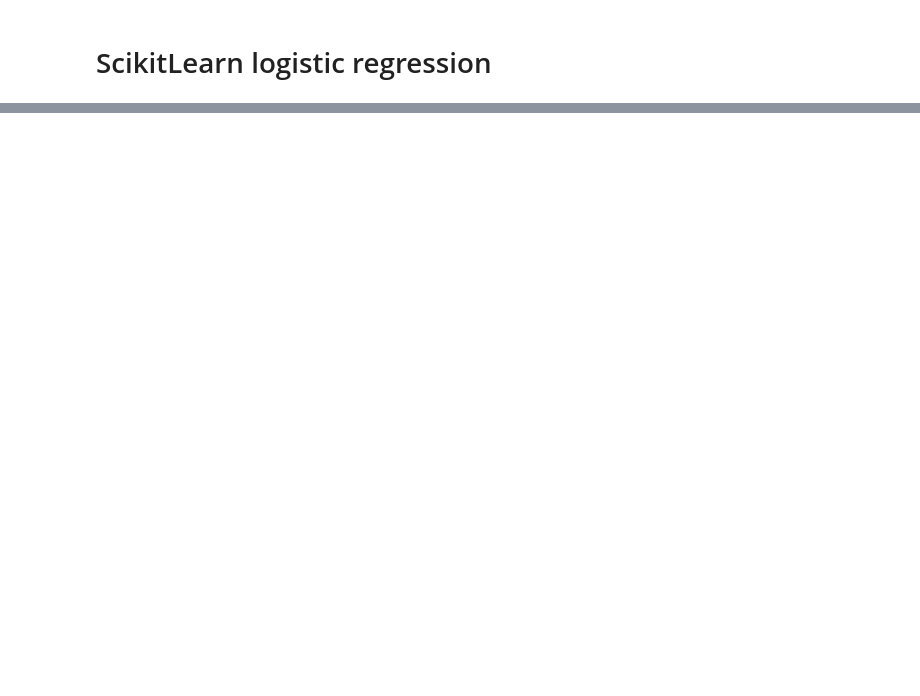
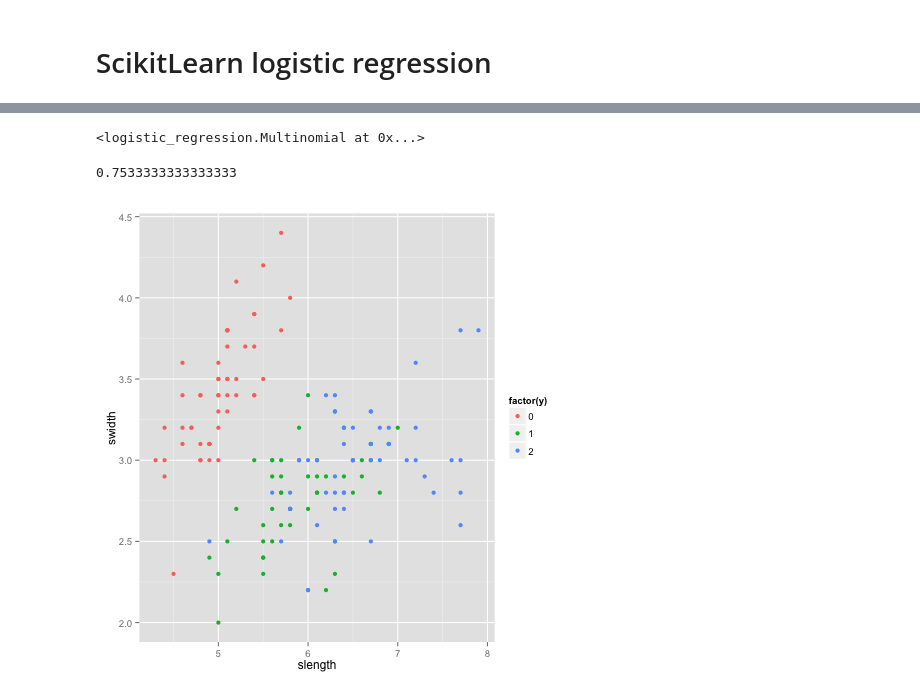
Before and after one commit to mottalrd/logistic-regression, a Jupyter notebook: experiments/example.ipynb, the cells around one changed output, grey strips where cells are left out. Cells and saved outputs as stored; diff of their text form; code cells hidden in the pictures; blank space fills up the shorter version.

Commit message:
multinomial one-vs-all logistic regression

```diff
--- a/experiments/example.ipynb
+++ b/experiments/example.ipynb
@@ -52,0 +57,23 @@ ggplot(data=data, aes(x=x, y=y, color=p)) +
+# %%
+data['y'] = pd.Categorical.from_array(data.type).codes
+# %%
+x = data[['slength', 'swidth', 'plength', 'pwidth']].values
+y = data['y'].values
+# %%
+m = Multinomial()
+m.fit(x, y)
+# %% [output]
+<logistic_regression.Multinomial at 0x...>
+# %%
+np.sum(m.predict(x) == y) / len(y)
+# %% [output]
+0.7533333333333333
+# %%
+data['y_pred'] = m.predict(x)
+# %%
+%%R -i data
+
+ggplot(data=data, aes(x=slength, y=swidth, color=factor(y))) +
+    geom_point()
+# %% [output]
+[figure, added]
```
Also changed, not shown: parts of 8 cells of this notebook, 3 other files.
